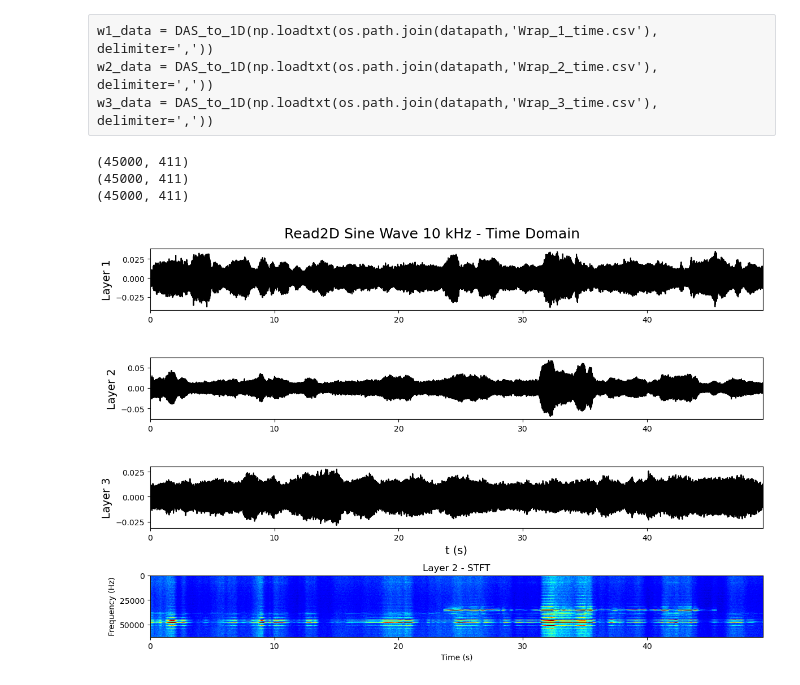
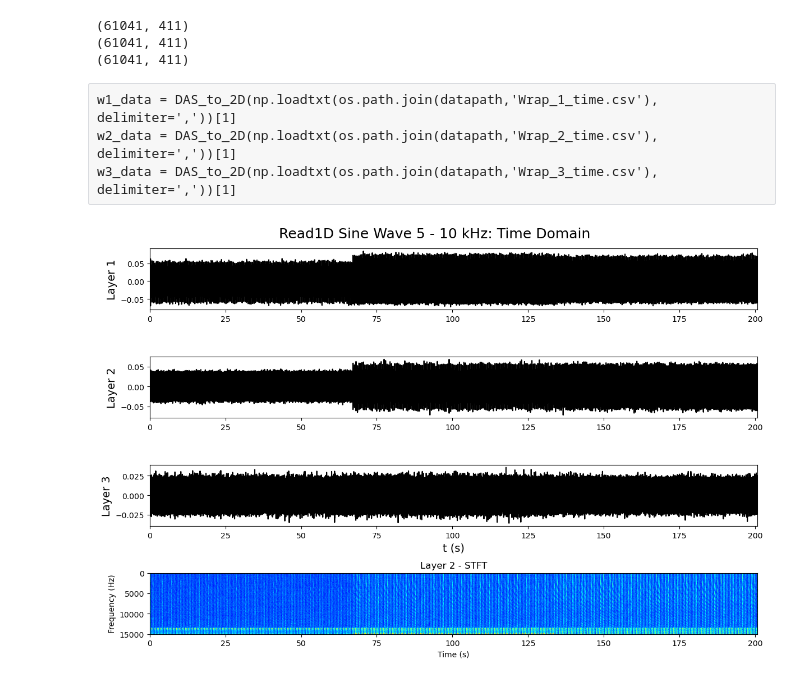
Before and after one commit to FraCSPy/FraCSPy, a Jupyter notebook: Notebooks/DAS_SandBox_Tests/SandBox_ChirpExp.ipynb, the cells around one changed output. Saved outputs shown, nothing was run; the diff lists cells and outputs as text; code cells hidden in the pictures.

```diff
--- a/Notebooks/DAS_SandBox_Tests/SandBox_ChirpExp.ipynb
+++ b/Notebooks/DAS_SandBox_Tests/SandBox_ChirpExp.ipynb
@@ -10,7 +10,8 @@ import scipy
 import matplotlib.pyplot as plt
 # %%
 # datapath = '/media/birniece/Extreme SSD/HydraFrac/SandBox_DAS_data/Finished_Processed data_5kHz to 10 kHz Chirp/Processed data'
-datapath = '/media/birniece/Extreme SSD/HydraFrac/SandBox_DAS_data/Finished_Processed data_10kHz sinewave/Processed data'
+datapath = '/home/birniece/Documents/data/ANPERC_Lab/DAS_ChirpTests/Finished_Processed data_5kHz to 10kHz Chirp__20240109/Processed data'
+# datapath = '/home/birniece/Documents/data/ANPERC_Lab/DAS_ChirpTests/Finished_Processed data_10kHz sinewave_20240109/Processed data'
 # %%
 def DAS_to_2D(origdata):
     print(origdata.shape)
@@ -23,44 +24,45 @@ def DAS_to_1D(origdata):
     print(origdata.shape)
     data_1D = origdata.T.reshape([origdata.shape[0]*origdata.shape[1]])
     return data_1D
-# %% [raw]
-w1_data = DAS_to_1D(np.loadtxt(os.path.join(datapath,'Wrap_1_time.csv'), delimiter=','))
-w2_data = DAS_to_1D(np.loadtxt(os.path.join(datapath,'Wrap_2_time.csv'), delimiter=','))
-w3_data = DAS_to_1D(np.loadtxt(os.path.join(datapath,'Wrap_3_time.csv'), delimiter=','))
-# %%
-w1_data = DAS_to_2D(np.loadtxt(os.path.join(datapath,'Wrap_1_time.csv'), delimiter=','))[1]
-w2_data = DAS_to_2D(np.loadtxt(os.path.join(datapath,'Wrap_2_time.csv'), delimiter=','))[1]
-w3_data = DAS_to_2D(np.loadtxt(os.path.join(datapath,'Wrap_3_time.csv'), delimiter=','))[1]
-# %% [output]
-(45000, 411)
-(45000, 411)
-(45000, 411)
+# %%
+w1_data = DAS_to_1D(np.loadtxt(os.path.join(datapath,'Wrap_1_time.csv'), delimiter=','))
+w2_data = DAS_to_1D(np.loadtxt(os.path.join(datapath,'Wrap_2_time.csv'), delimiter=','))
+w3_data = DAS_to_1D(np.loadtxt(os.path.join(datapath,'Wrap_3_time.csv'), delimiter=','))
+# %% [output]
+(61041, 411)
+(61041, 411)
+(61041, 411)
+# %% [raw]
+w1_data = DAS_to_2D(np.loadtxt(os.path.join(datapath,'Wrap_1_time.csv'), delimiter=','))[1]
+w2_data = DAS_to_2D(np.loadtxt(os.path.join(datapath,'Wrap_2_time.csv'), delimiter=','))[1]
+w3_data = DAS_to_2D(np.loadtxt(os.path.join(datapath,'Wrap_3_time.csv'), delimiter=','))[1]
 # %%
 fs = 125000
 t = np.arange(len(w1_data))*(1/fs)
 f,t_stft,stft = scipy.signal.stft(w2_data,
                              fs=fs,
                              nperseg=2501)
 
 fig,axs = plt.subplots(4,1,figsize=[12,8])
 
 axs[0].plot(t,w1_data, 'k')
 axs[1].plot(t,w2_data, 'k')
 axs[2].plot(t,w3_data, 'k')
 
 axs[0].set_ylabel('Layer 1',fontsize=14)
 axs[1].set_ylabel('Layer 2',fontsize=14)
 axs[2].set_ylabel('Layer 3',fontsize=14)
 axs[2].set_xlabel('t (s)',fontsize=14)
 for ax in axs[:-1]: ax.set_xlim([0,max(t)])
 
 axs[3].imshow((abs(stft)), vmax=5e-4, aspect='auto', cmap='jet', extent=[t_stft[0],t_stft[-1],f[-1],f[0]])
 axs[3].set_xlabel('Time (s)')
 axs[3].set_ylabel('Frequency (Hz)')
+axs[3].set_ylim([15000,0])
 axs[3].set_title('Layer 2 - STFT')
 
-plt.suptitle('Read2D Sine Wave 10 kHz - Time Domain',fontsize=18)
+plt.suptitle('Read1D Sine Wave 5 - 10 kHz: Time Domain',fontsize=18)
 plt.tight_layout()
-plt.savefig('./Figures/ChirpTest_Read2D.png')
+# plt.savefig('./Figures/ChirpTest_Read1D.png')
 # %% [output]
-[figure, old version]
+[figure, new version]
```
Also changed, not shown: parts of 20 cells of this notebook, 30 other files.
